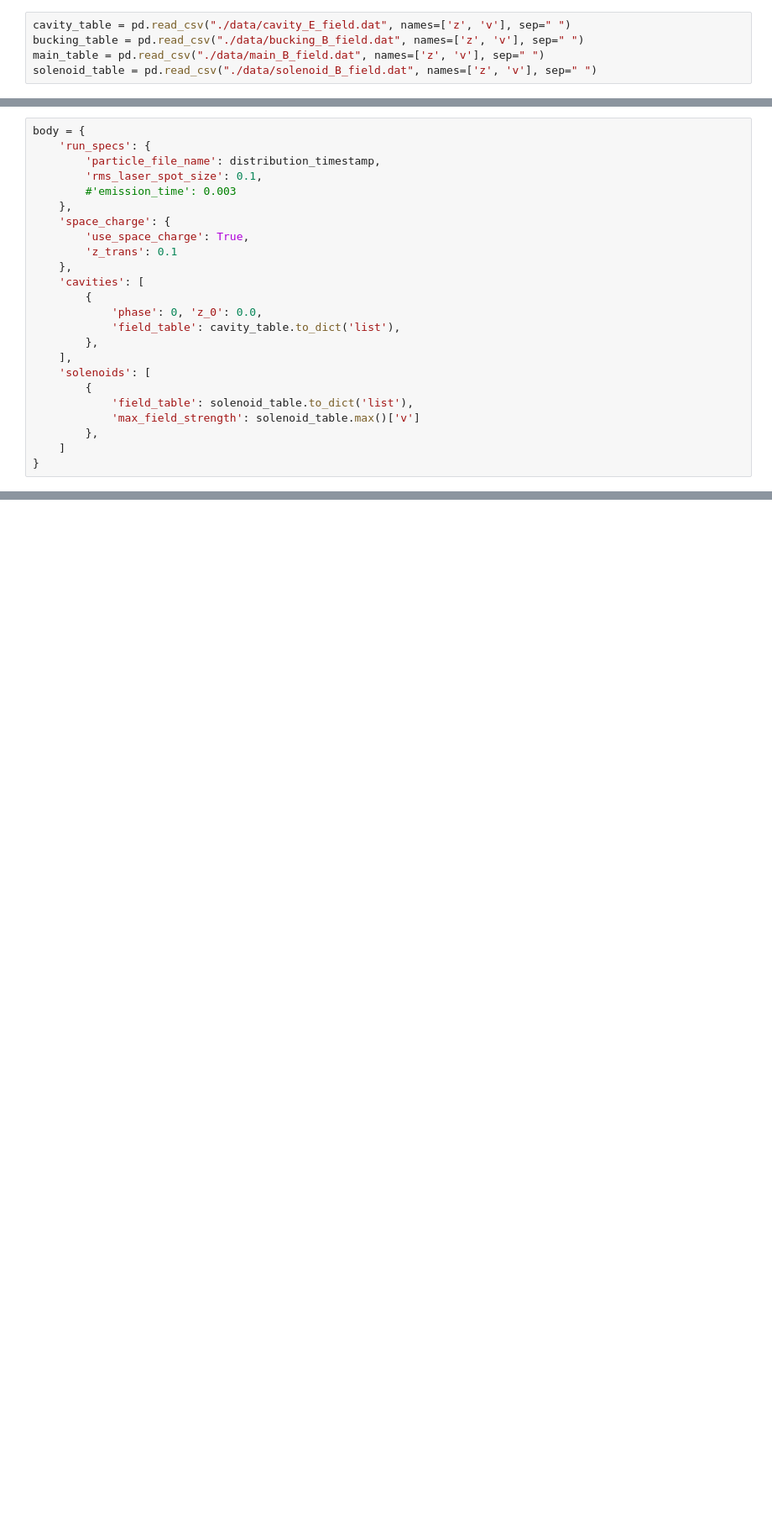
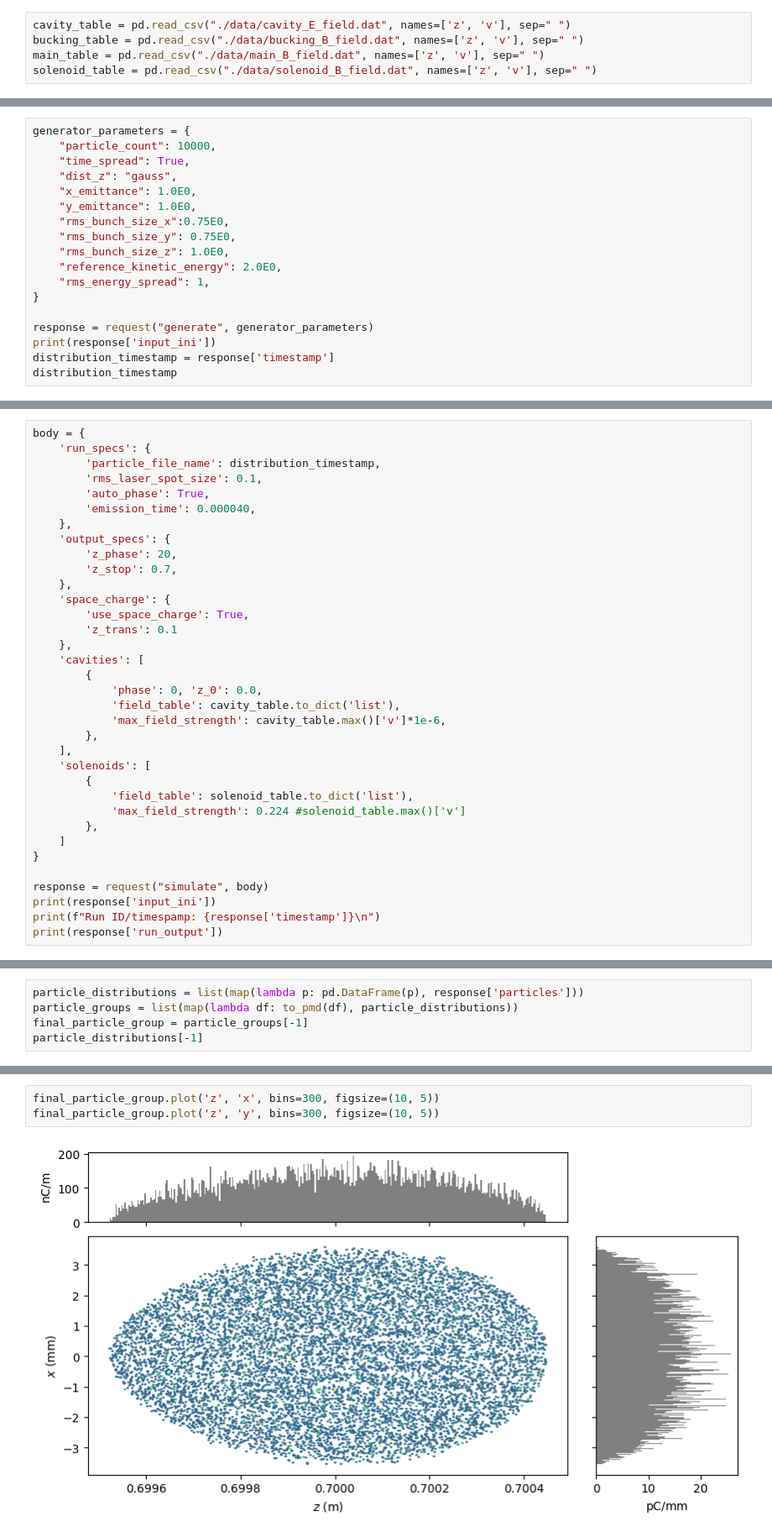
Before and after one commit to AlexanderKlemps/astra-web, a Jupyter notebook: examples/request_test.ipynb, the cells around one changed output, grey strips where cells are left out. Shown at 84% size. Drawn from its saved outputs; the diff is of its cells as text; blank space fills up the shorter version.

```diff
--- a/examples/request_test.ipynb
+++ b/examples/request_test.ipynb
@@ -266,0 +150,18 @@ print(response['input_ini'])
+# %%
+generator_parameters = {
+    "particle_count": 10000,
+    "time_spread": True,
+    "dist_z": "gauss",
+    "x_emittance": 1.0E0,
+    "y_emittance": 1.0E0,
+    "rms_bunch_size_x":0.75E0,
+    "rms_bunch_size_y": 0.75E0,
+    "rms_bunch_size_z": 1.0E0,
+    "reference_kinetic_energy": 2.0E0,
+    "rms_energy_spread": 1,
+}
+
+response = request("generate", generator_parameters)
+print(response['input_ini'])
+distribution_timestamp = response['timestamp']
+distribution_timestamp
@@ -269,7 +191,12 @@ body = {
     'run_specs': {
         'particle_file_name': distribution_timestamp,
         'rms_laser_spot_size': 0.1,
-        #'emission_time': 0.003
+        'auto_phase': True,
+        'emission_time': 0.000040,
+    },
+    'output_specs': {
+        'z_phase': 20,
+        'z_stop': 0.7,
     },
     'space_charge': {
         'use_space_charge': True,
@@ -279,12 +206,18 @@ body = {
         {
             'phase': 0, 'z_0': 0.0,
             'field_table': cavity_table.to_dict('list'),
+            'max_field_strength': cavity_table.max()['v']*1e-6,
         },
     ],
     'solenoids': [
         {
             'field_table': solenoid_table.to_dict('list'),
-            'max_field_strength': solenoid_table.max()['v']
+            'max_field_strength': 0.224 #solenoid_table.max()['v']
         },
     ]
 }
+
+response = request("simulate", body)
+print(response['input_ini'])
+print(f"Run ID/timespamp: {response['timestamp']}\n")
+print(response['run_output'])
@@ -402,0 +242,5 @@ plt.show()
+# %%
+particle_distributions = list(map(lambda p: pd.DataFrame(p), response['particles']))
+particle_groups = list(map(lambda df: to_pmd(df), particle_distributions))
+final_particle_group = particle_groups[-1]
+particle_distributions[-1]
@@ -402,0 +265,5 @@ plt.show()
+# %%
+final_particle_group.plot('z', 'x', bins=300, figsize=(10, 5))
+final_particle_group.plot('z', 'y', bins=300, figsize=(10, 5))
+# %% [output]
+[figure, added]
```
Also changed, not shown: parts of 75 cells of this notebook, 5 other files.
